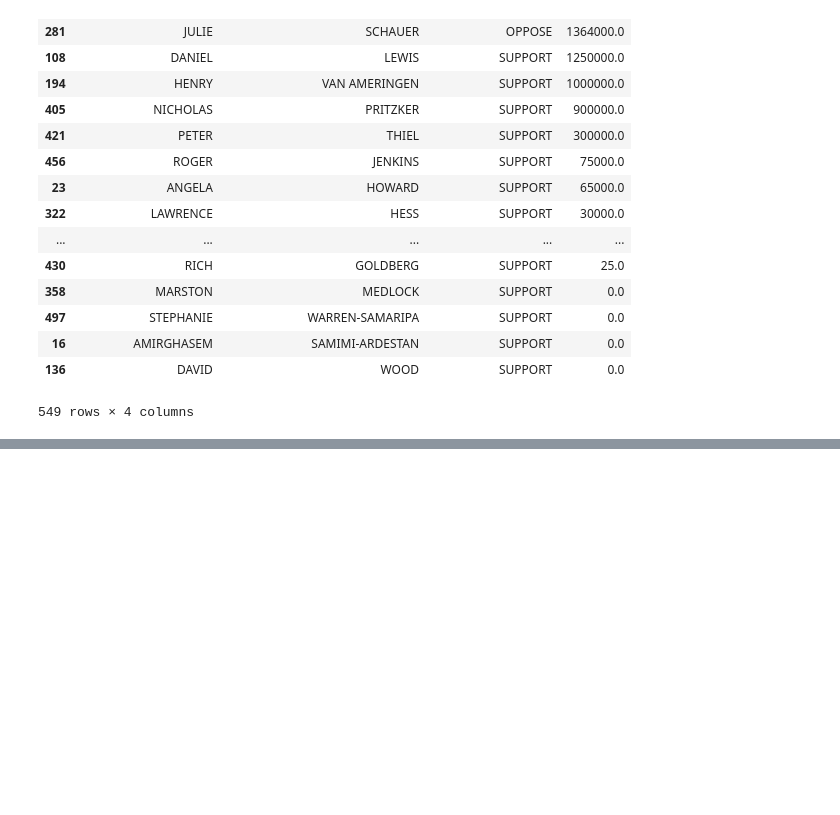
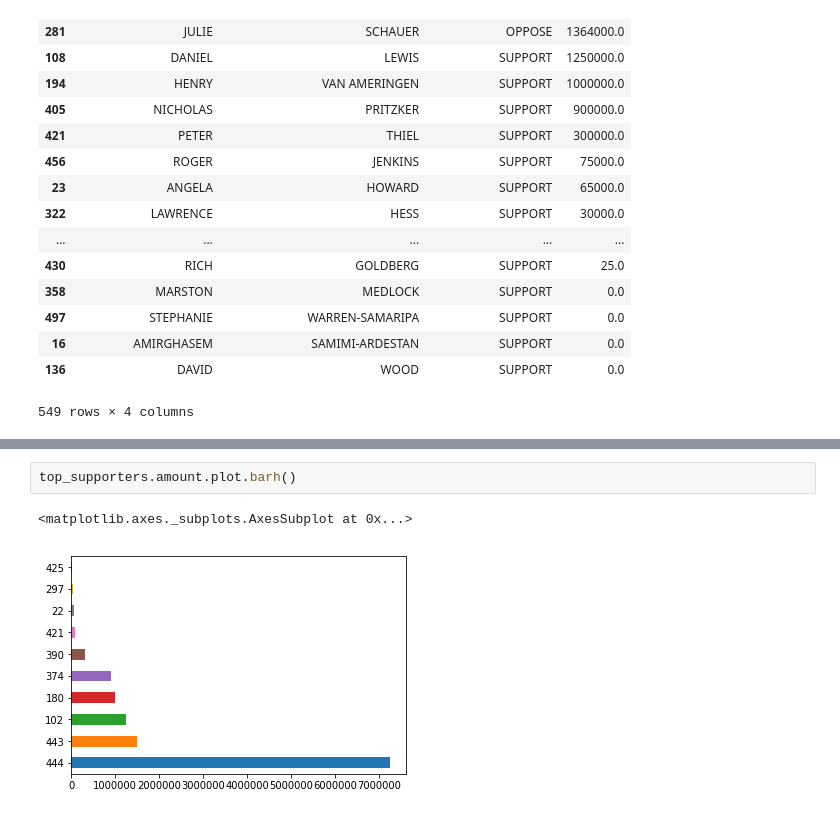
Before and after one commit to emiliepham/first-python-notebook, a Jupyter notebook: prop-64-analysis.ipynb, the cells around one changed output, grey strips where cells are left out. Drawn from its saved outputs; the diff is of its cells as text; blank space fills up the shorter version.

```diff
--- a/prop-64-analysis.ipynb
+++ b/prop-64-analysis.ipynb
@@ -353,0 +379,5 @@ merged.groupby(["contributor_firstname", "contributor_lastname", "committee_posi
+# %%
+top_supporters.amount.plot.barh()
+# %% [output]
+<matplotlib.axes._subplots.AxesSubplot at 0x...>
+[figure, added]
```
Also changed, not shown: parts of 22 cells of this notebook.
